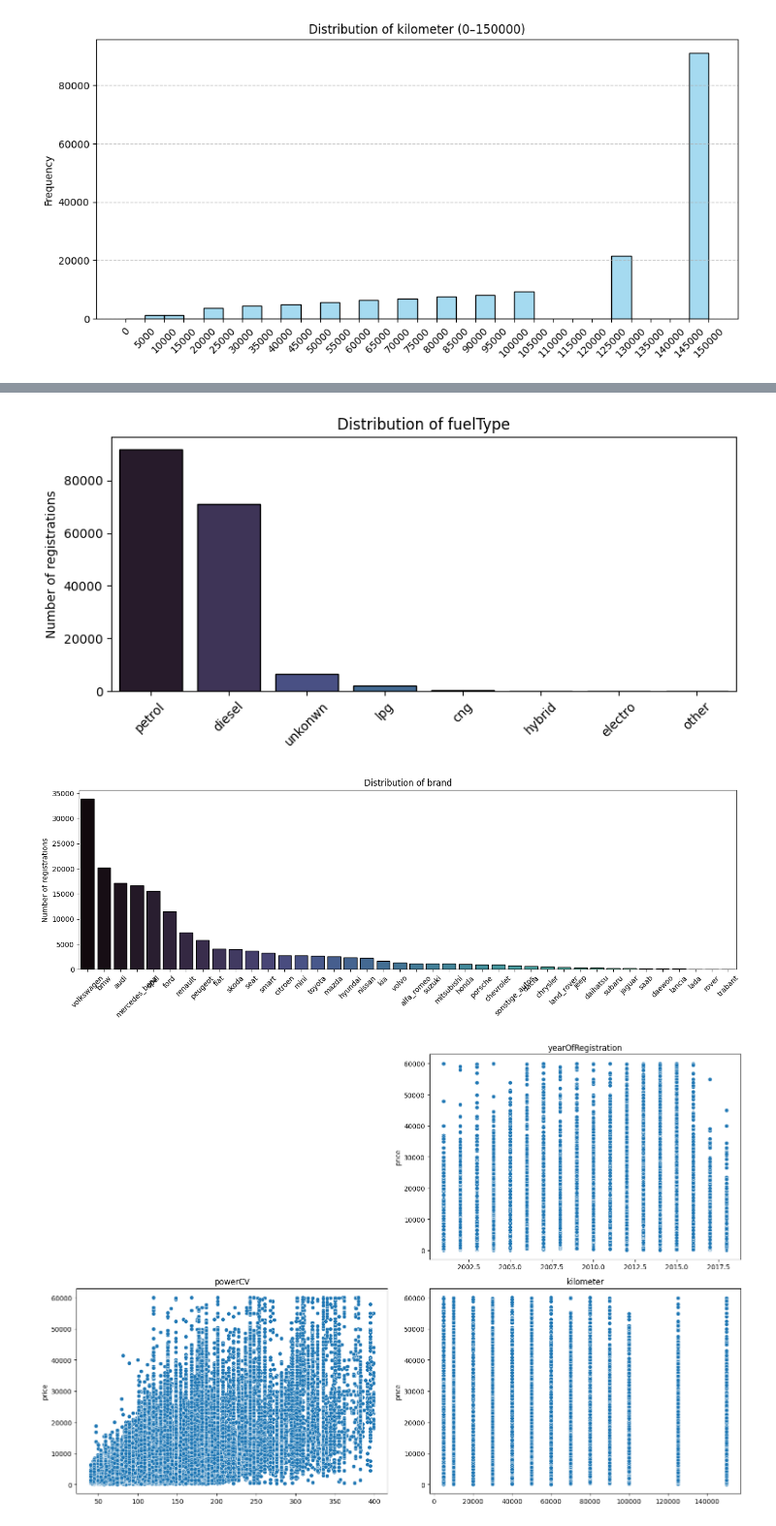
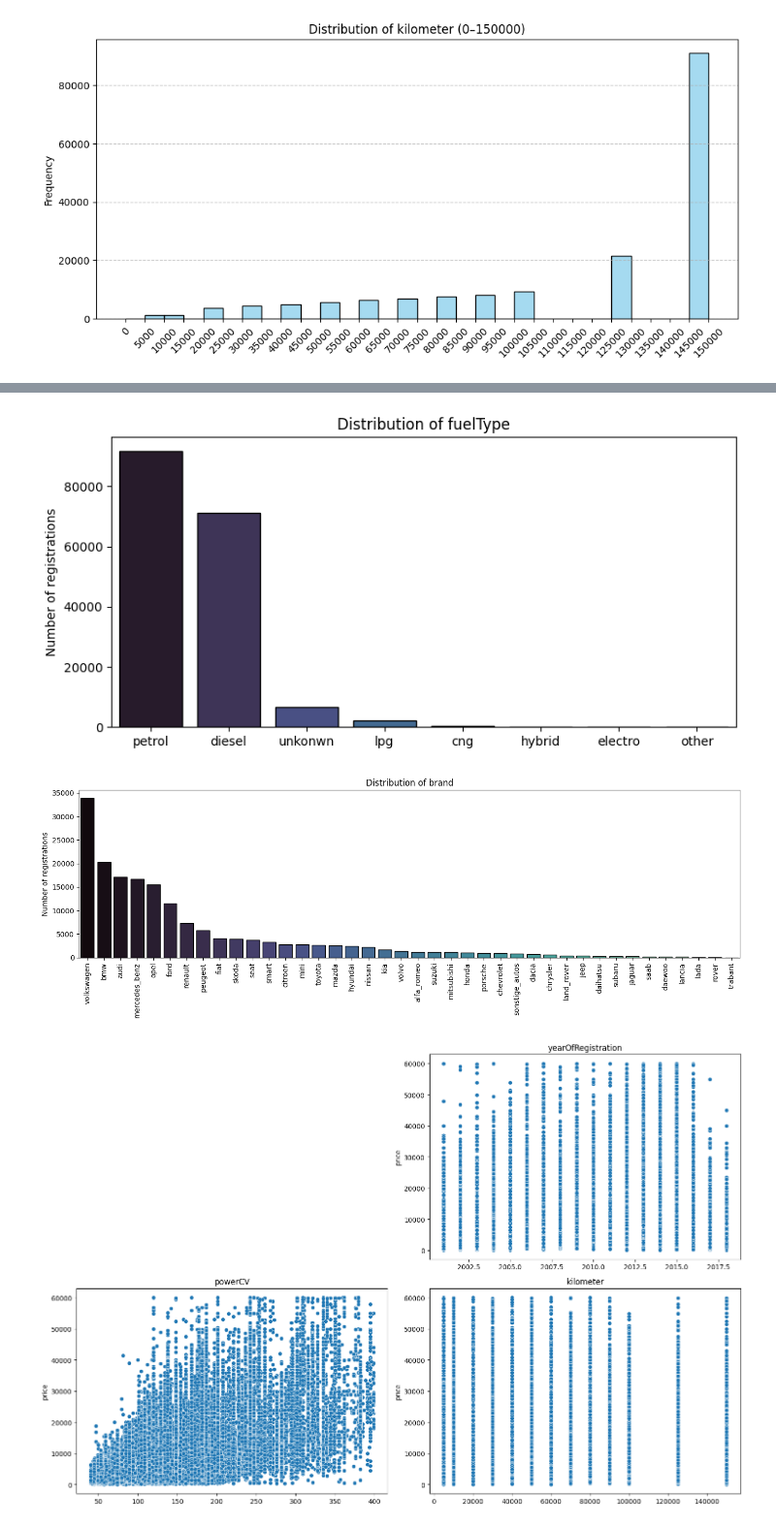
Before and after one commit to SupernovaIa/Project-ML-CarPricePrediction, a Jupyter notebook: notebook/02-Segmentation.ipynb, the cells around one changed output, grey strips where cells are left out. Shown at 97% size. Cells and saved outputs as stored; diff of their text form; code cells hidden in the pictures.

```diff
--- a/notebook/02-Segmentation.ipynb
+++ b/notebook/02-Segmentation.ipynb
@@ -102,11 +90,11 @@ plot_categoric_distribution(filtered_df, 'gearbox')
 # %%
-plot_categoric_distribution(filtered_df, 'fuelType')
+plot_categoric_distribution(filtered_df, 'fuelType', rotation=0)
 # %% [output]
-[figure, old version]
+[figure, new version]
 # %%
-plot_categoric_distribution(filtered_df, 'brand', size=(14, 5))
+plot_categoric_distribution(filtered_df, 'brand', size=(14, 5), rotation=90)
 # %% [output]
-[figure, old version]
+[figure, new version]
 # %%
 plot_relation_tv_numeric(filtered_df, 'price')
 # %% [output]
```
Also changed, not shown: parts of 36 cells of this notebook, 3 other files.
